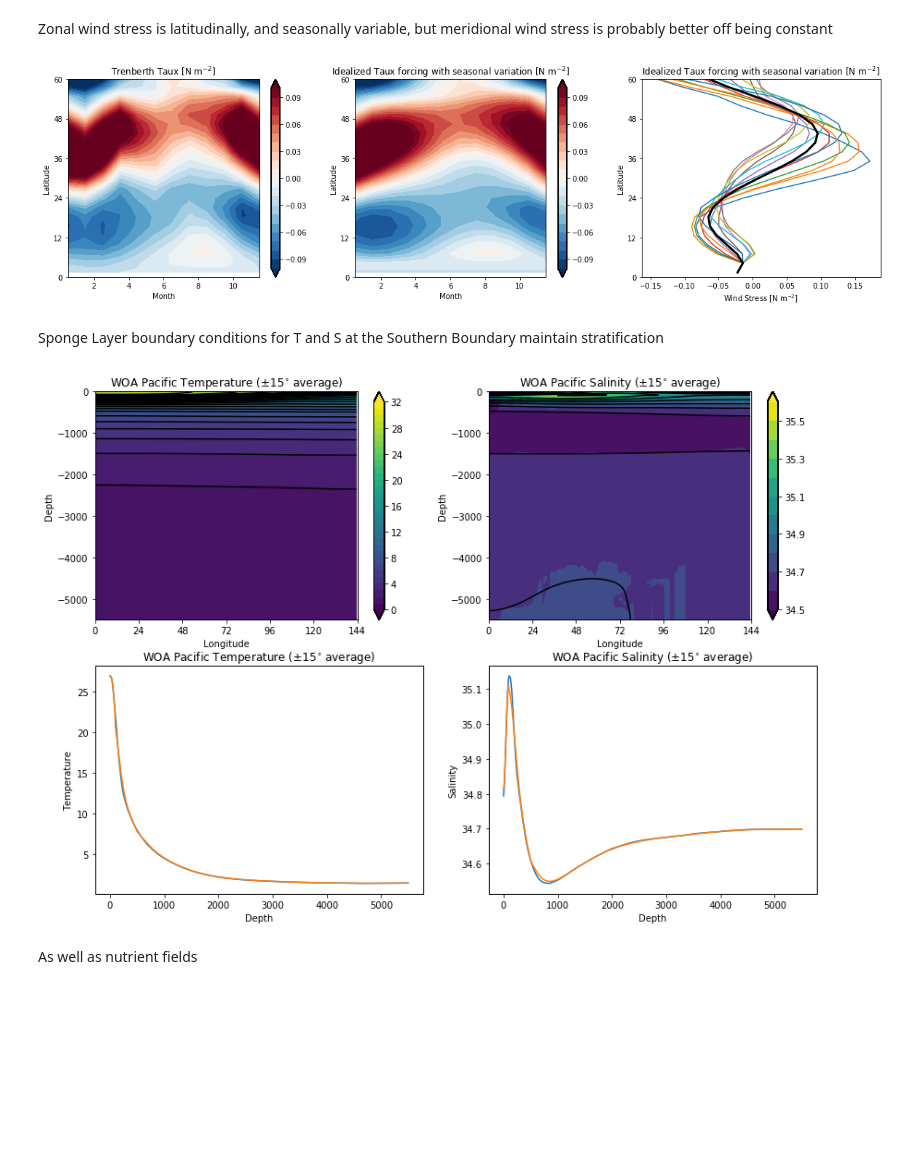
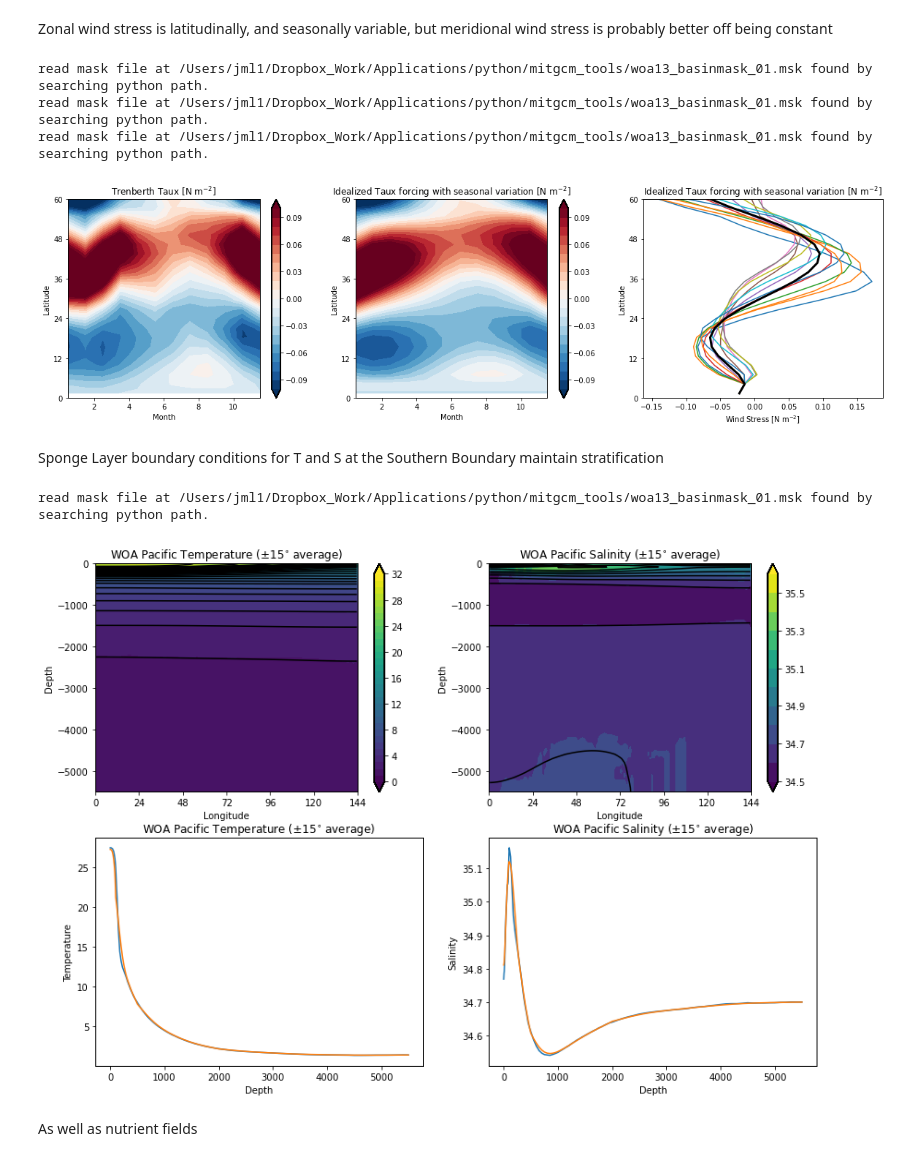
Before and after one commit to seamanticscience/Box_model, a Jupyter notebook: inpb.ipynb, the cells around one changed output. Cells and saved outputs as stored; diff of their text form; code cells hidden in the pictures; blank space fills up the shorter version.

```diff
--- a/inpb.ipynb
+++ b/inpb.ipynb
@@ -248,11 +255,11 @@ tymon=np.zeros_like(txmon)
 f4, f4ax = plt.subplots(figsize=(20,5),ncols=3,nrows=1)
 f4cax=f4ax.copy()
 f4cax[0]=f4ax[0].contourf(np.arange(0.5,12.5,1),taux.YC.isel(YC=slice(32,54)),taux.where(grid_data.cmask_pacific.isel(ZC=0)==1).isel(YC=slice(32,54)).mean({'XC'}).T,levels=np.arange(-0.1,0.11,0.01),cmap='RdBu_r',extend='both')
-plt.colorbar(f4cax[0],ax=f4ax[0],cmap='RdBu_r',extend='both')
+plt.colorbar(f4cax[0],ax=f4ax[0])
 f4ax[0].set(ylim=(0,60),yticks=np.arange(0,72,12),
             title='Trenberth Taux [N m$^{-2}$]',xlabel='Month',ylabel='Latitude')
 f4cax[1]=f4ax[1].contourf(np.arange(0.5,12.5,1),taux.YC.isel(YC=slice(32,54)),np.mean(txmon,axis=1),levels=np.arange(-0.1,0.11,0.01),cmap='RdBu_r',extend='both')
-plt.colorbar(f4cax[1],ax=f4ax[1],cmap='RdBu_r',extend='both')
+plt.colorbar(f4cax[1],ax=f4ax[1])
 f4ax[1].set(ylim=(0,60),yticks=np.arange(0,72,12),
             title='Idealized Taux forcing with seasonal variation [N m$^{-2}$]',xlabel='Month',ylabel='Latitude')
 f4ax[2].plot(np.mean(txmon,axis=1),np.tile(taux.YC.isel(YC=slice(32,54)),[12,1]).T)
@@ -261,7 +268,10 @@ f4ax[2].set(ylim=(0,60),yticks=np.arange(0,72,12),
             title='Idealized Taux forcing with seasonal variation [N m$^{-2}$]',xlabel='Wind Stress [N m$^{-2}$]',ylabel='Latitude')
 plt.show()
 # %% [output]
+read mask file at /Users/jml1/Dropbox_Work/Applications/python/mitgcm_tools/woa13_basinmask_01.msk found by searching python path.
+read mask file at /Users/jml1/Dropbox_Work/Applications/python/mitgcm_tools/woa13_basinmask_01.msk found by searching python path.
+read mask file at /Users/jml1/Dropbox_Work/Applications/python/mitgcm_tools/woa13_basinmask_01.msk found by searching python path.
-[figure, old version]
+[figure, new version]
 # %% [markdown]
 Sponge Layer boundary conditions for T and S at the Southern Boundary maintain stratification
 # %%
@@ -328,40 +338,41 @@ ssmooth = gaussian_filter(woa13_sponge.s_an \
                               sigma=kernal)
 
 with warnings.catch_warnings(): # these lines just make sure that the warnings dont clutter your notebook
     warnings.simplefilter("ignore")
     f3, f3ax = plt.subplots(figsize=(14,10),ncols=2,nrows=2)
     f3cax=f3ax.copy()
     f3cax[0,0]=f3ax[0,0].contourf(np.arange(0.5,144.5,1),-woa13_sponge.depth,woa13_sponge.t_an \
                               .where(woa13_sponge.pacific_mask==1).sel(lat=slice(-15,15)).sel(lon=slice(139,283)).median("lat").mean("time").ffill('depth'),
                              levels=np.arange(0,33,1),cmap='viridis',extend='both')
-    plt.colorbar(f3cax[0,0],ax=f3ax[0,0],cmap='viridis',extend='both')
+    plt.colorbar(f3cax[0,0],ax=f3ax[0,0])
     f3ax[0,0].set(xlim=(0,144),xticks=np.arange(0,168,24),
                 title='WOA Pacific Temperature ($\pm$15$^{\circ}$ average)',xlabel='Longitude',ylabel='Depth')
     f3cax[0,1]=f3ax[0,1].contourf(np.arange(0.5,144.5,1),-woa13_sponge.depth,woa13_sponge.s_an \
                               .where(woa13_sponge.pacific_mask==1).sel(lat=slice(-15,15)).sel(lon=slice(139,283)).median("lat").mean("time").ffill('depth'),
                              levels=np.arange(34.5,35.6,0.1),cmap='viridis',extend='both')
-    plt.colorbar(f3cax[0,1],ax=f3ax[0,1],cmap='viridis',extend='both')
+    plt.colorbar(f3cax[0,1],ax=f3ax[0,1])
 
     f3cax[0,0]=f3ax[0,0].contour(np.arange(0.5,144.5,1),-woa13_sponge.depth,tsmooth,
                                   levels=np.arange(0,33,1),colors='k',extend='both')
     f3cax[0,1]=f3ax[0,1].contour(np.arange(0.5,144.5,1),-woa13_sponge.depth,ssmooth,
                                   levels=np.arange(34.5,35.6,0.1),colors='k',extend='both')
 
     f3ax[0,1].set(xlim=(0,144),xticks=np.arange(0,168,24),
                 title='WOA Pacific Salinity ($\pm$15$^{\circ}$ average)',xlabel='Longitude',ylabel='Depth')
     f3ax[1,0].plot(woa13_sponge.depth,woa13_sponge.t_an \
-                              .where(woa13_sponge.pacific_mask==1).sel(lat=slice(-15,15)).sel(lon=slice(139,283)).median("lat").ffill('depth').mean("lon").T)
-    f3ax[1,0].plot(woa13_sponge.depth,np.mean(tsmooth,axis=1))
+                              .where(woa13_sponge.pacific_mask==1).sel(lat=slice(-15,15)).sel(lon=slice(139,283)).median("lat").ffill('depth').median("lon").T)
+    f3ax[1,0].plot(woa13_sponge.depth,np.median(tsmooth,axis=1))
     f3ax[1,0].set(
                 title='WOA Pacific Temperature ($\pm$15$^{\circ}$ average)',xlabel='Depth',ylabel='Temperature')
     f3ax[1,1].plot(woa13_sponge.depth,woa13_sponge.s_an \
-                              .where(woa13_sponge.pacific_mask==1).sel(lat=slice(-15,15)).sel(lon=slice(139,283)).median("lat").ffill('depth').mean("lon").T)
-    f3ax[1,1].plot(woa13_sponge.depth,np.mean(ssmooth,axis=1))
+                              .where(woa13_sponge.pacific_mask==1).sel(lat=slice(-15,15)).sel(lon=slice(139,283)).median("lat").ffill('depth').median("lon").T)
+    f3ax[1,1].plot(woa13_sponge.depth,np.median(ssmooth,axis=1))
     f3ax[1,1].set(
                 title='WOA Pacific Salinity ($\pm$15$^{\circ}$ average)',xlabel='Depth',ylabel='Salinity')
     plt.show()
 # %% [output]
+read mask file at /Users/jml1/Dropbox_Work/Applications/python/mitgcm_tools/woa13_basinmask_01.msk found by searching python path.
-[figure, old version]
+[figure, new version]
 # %% [markdown]
 As well as nutrient fields
 # %%
```
Also changed, not shown: parts of 12 cells of this notebook.
